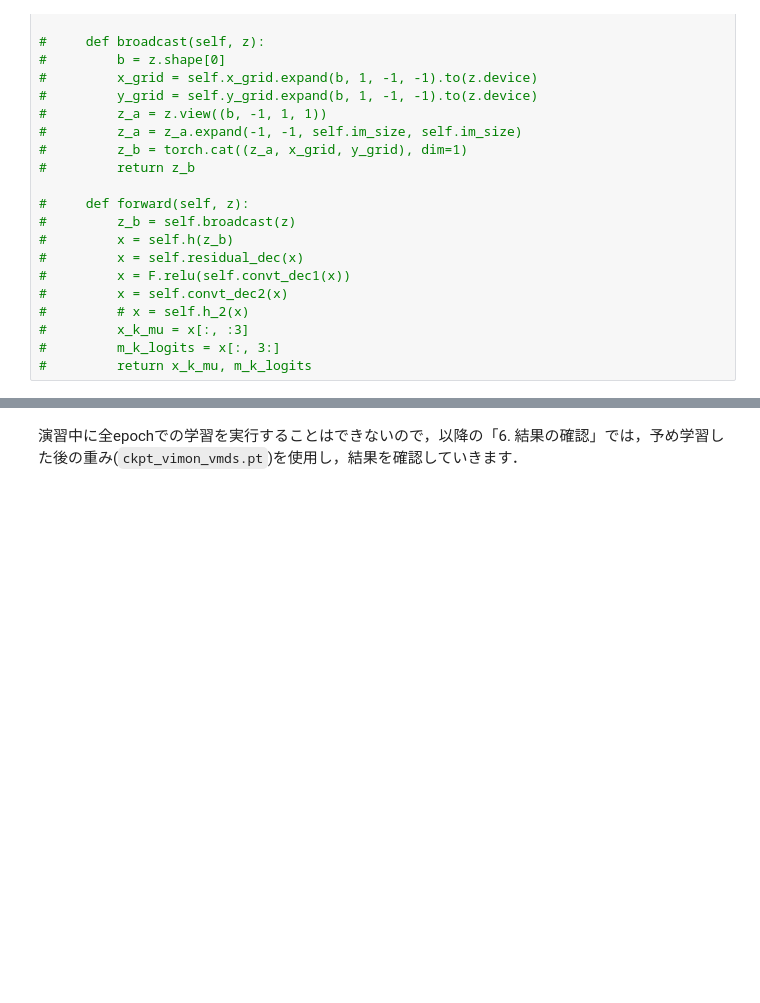
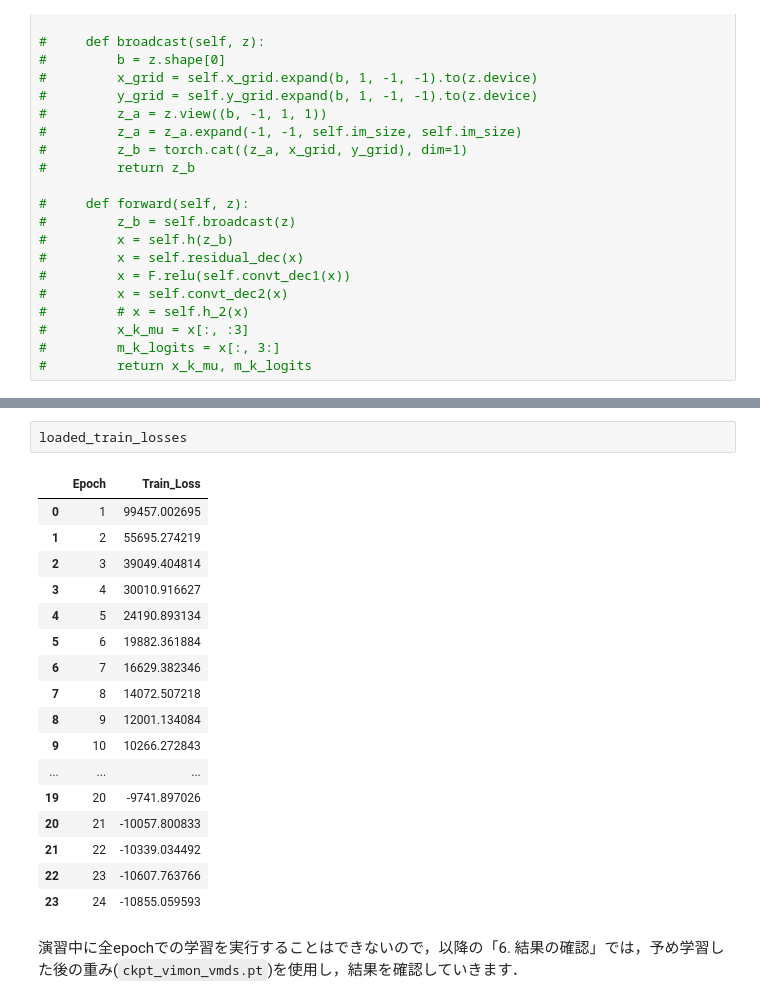
Before and after one commit to yyyyyYvvvvV/Worldmodel2023_10, a Jupyter notebook: book/世界モデル_最終課題_ResVAE.ipynb, the cells around one changed output, grey strips where cells are left out. Drawn from its saved outputs; the diff is of its cells as text; blank space fills up the shorter version.

```diff
--- a/book/世界モデル_最終課題_ResVAE.ipynb
+++ b/book/世界モデル_最終課題_ResVAE.ipynb
@@ -1238,3 +1301,23 @@ print(loaded_train_losses)
+# %%
+loaded_train_losses
+# %% [output]
+|  | Epoch | Train_Loss |
+| 0 | 1 | 99457.002695 |
+| 1 | 2 | 55695.274219 |
+| 2 | 3 | 39049.404814 |
+| 3 | 4 | 30010.916627 |
+| 4 | 5 | 24190.893134 |
+| 5 | 6 | 19882.361884 |
+| 6 | 7 | 16629.382346 |
+| 7 | 8 | 14072.507218 |
+| 8 | 9 | 12001.134084 |
+| 9 | 10 | 10266.272843 |
+| ... | ... | ... |
+| 19 | 20 | -9741.897026 |
+| 20 | 21 | -10057.800833 |
+| 21 | 22 | -10339.034492 |
+| 22 | 23 | -10607.763766 |
+| 23 | 24 | -10855.059593 |
 # %% [markdown]
 演習中に全epochでの学習を実行することはできないので，以降の「6. 結果の確認」では，予め学習した後の重み(`ckpt_vimon_vmds.pt`)を使用し，結果を確認していきます．
 # %% [markdown]
```
Also changed, not shown: parts of 6 cells of this notebook.
